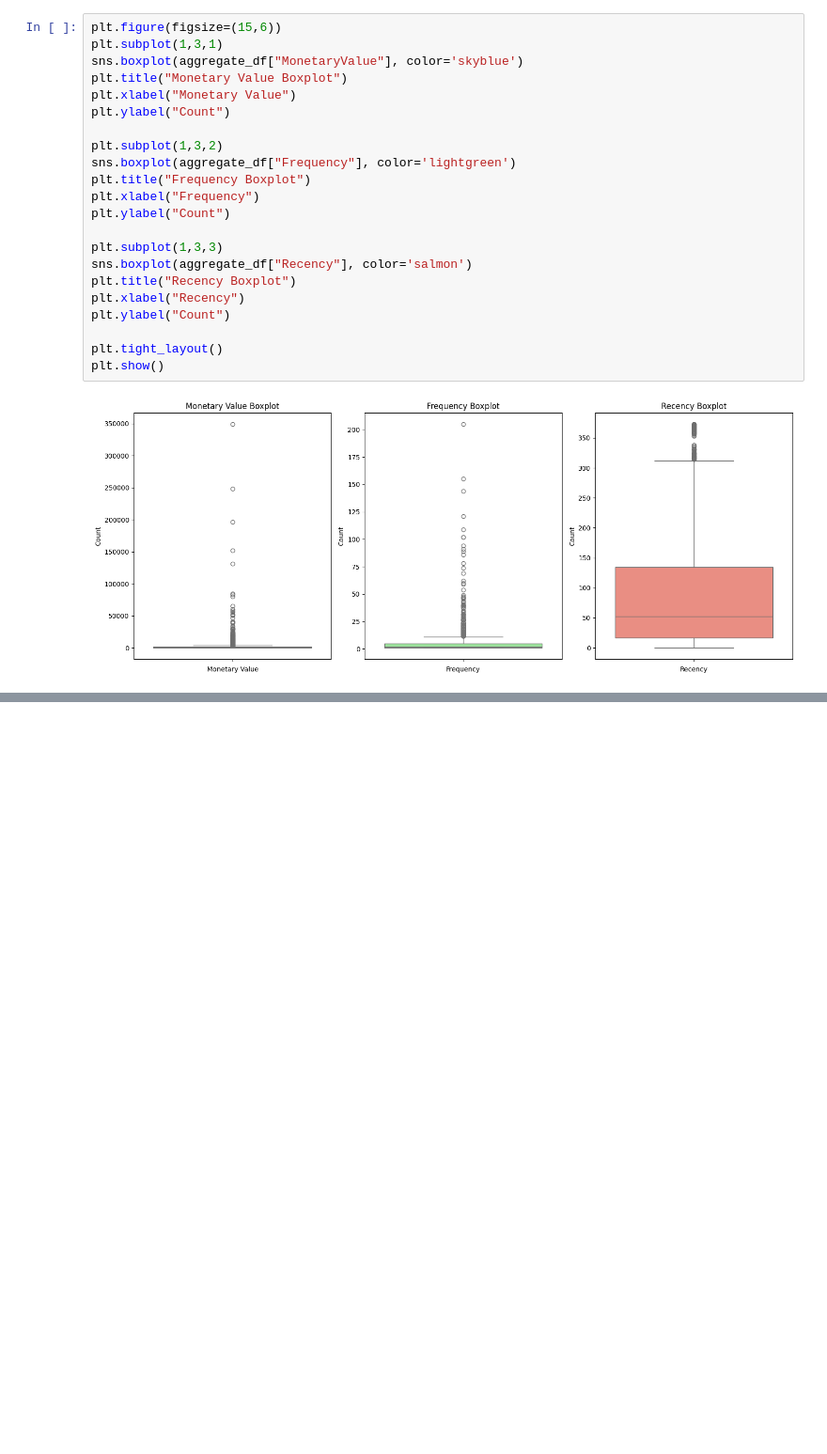
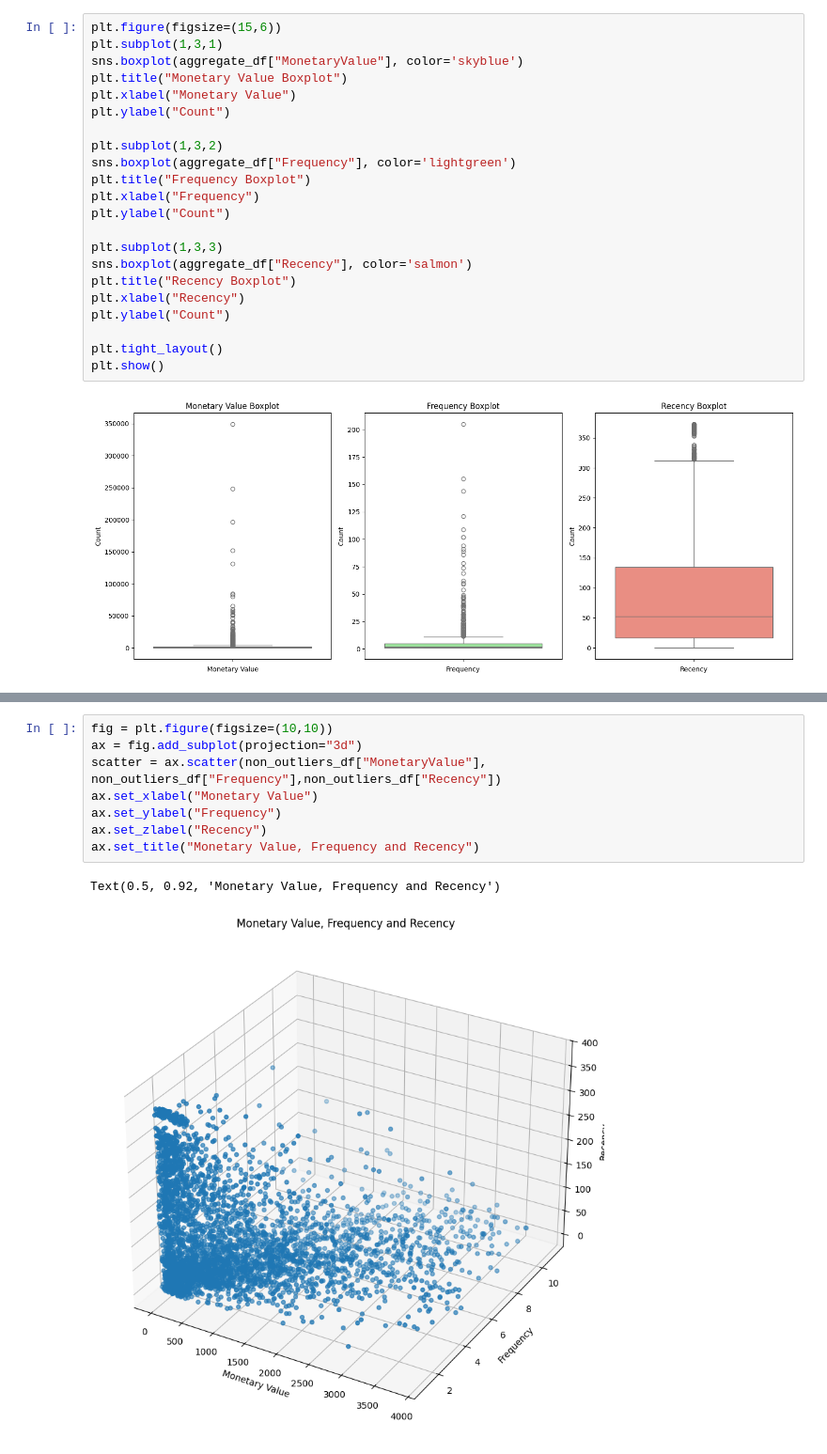
Before and after one commit to edergomesj/ML-KMeans-Online_Retail, a Jupyter notebook: src/online_retail.ipynb, the cells around one changed output, grey strips where cells are left out. Shown at 94% size. Cells and saved outputs as stored; diff of their text form; blank space fills up the shorter version.

```diff
--- a/src/online_retail.ipynb
+++ b/src/online_retail.ipynb
@@ -310,0 +384,11 @@ plt.show()
+# %%
+fig = plt.figure(figsize=(10,10))
+ax = fig.add_subplot(projection="3d")
+scatter = ax.scatter(non_outliers_df["MonetaryValue"], non_outliers_df["Frequency"],non_outliers_df["Recency"])
+ax.set_xlabel("Monetary Value")
+ax.set_ylabel("Frequency")
+ax.set_zlabel("Recency")
+ax.set_title("Monetary Value, Frequency and Recency")
+# %% [output]
+Text(0.5, 0.92, 'Monetary Value, Frequency and Recency')
+[figure, added]
```
Also changed, not shown: parts of 15 cells of this notebook.
